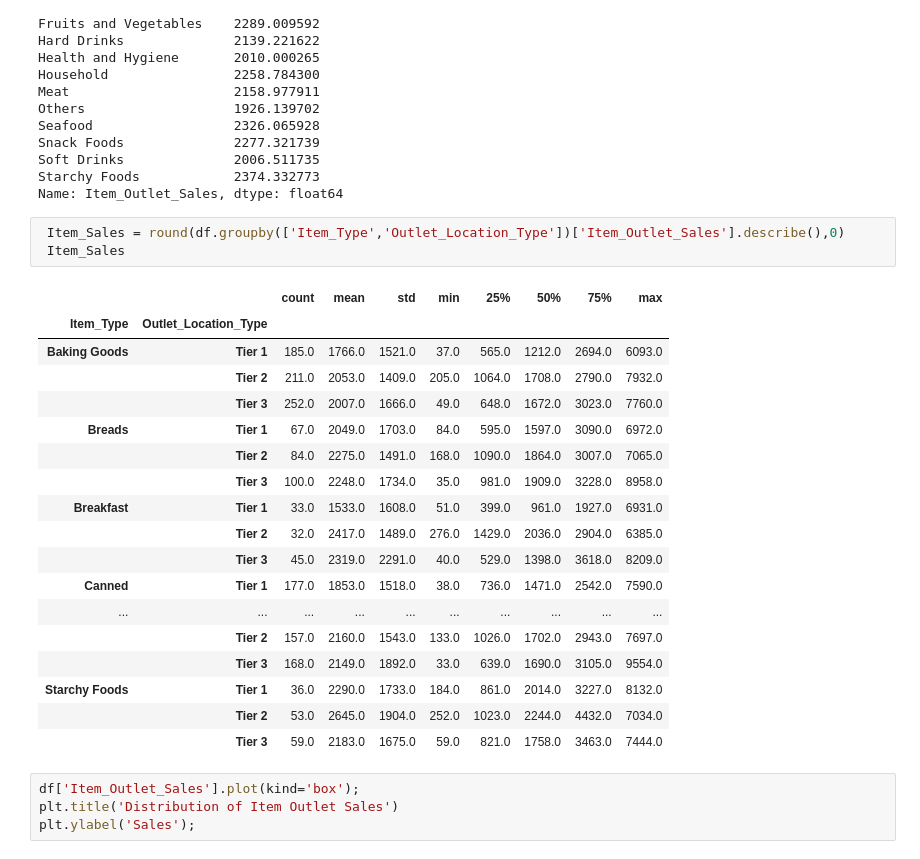
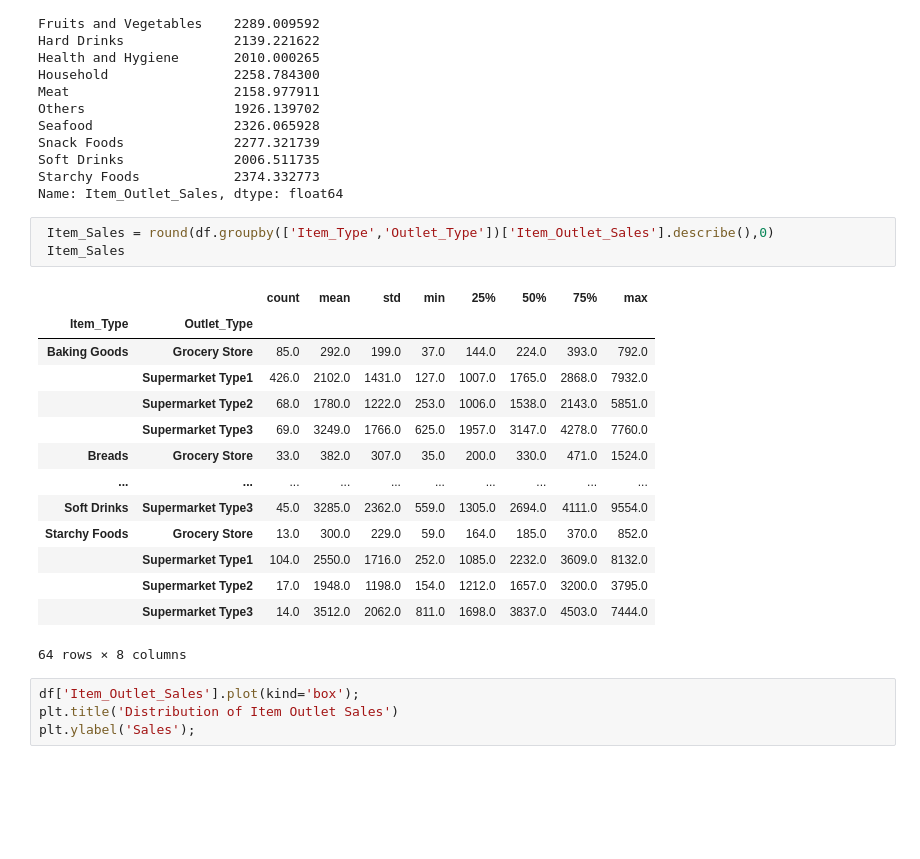
Before and after one commit to burlharlin/sales-predictions, a Jupyter notebook: sales_prediction.ipynb, the cells around one changed output. Saved outputs shown, nothing was run; the diff lists cells and outputs as text; blank space fills up the shorter version.

```diff
--- a/sales_prediction.ipynb
+++ b/sales_prediction.ipynb
@@ -325,27 +325,23 @@ Soft Drinks              2006.511735
 Starchy Foods            2374.332773
 Name: Item_Outlet_Sales, dtype: float64
 # %%
- Item_Sales = round(df.groupby(['Item_Type','Outlet_Location_Type'])['Item_Outlet_Sales'].describe(),0)
+ Item_Sales = round(df.groupby(['Item_Type','Outlet_Type'])['Item_Outlet_Sales'].describe(),0)
  Item_Sales
 # %% [output]
 |  |  | count | mean | std | min | 25% | 50% | 75% | max |
-| Item_Type | Outlet_Location_Type |  |  |  |  |  |  |  |  |
-| Baking Goods | Tier 1 | 185.0 | 1766.0 | 1521.0 | 37.0 | 565.0 | 1212.0 | 2694.0 | 6093.0 |
-|  | Tier 2 | 211.0 | 2053.0 | 1409.0 | 205.0 | 1064.0 | 1708.0 | 2790.0 | 7932.0 |
-|  | Tier 3 | 252.0 | 2007.0 | 1666.0 | 49.0 | 648.0 | 1672.0 | 3023.0 | 7760.0 |
-| Breads | Tier 1 | 67.0 | 2049.0 | 1703.0 | 84.0 | 595.0 | 1597.0 | 3090.0 | 6972.0 |
-|  | Tier 2 | 84.0 | 2275.0 | 1491.0 | 168.0 | 1090.0 | 1864.0 | 3007.0 | 7065.0 |
-|  | Tier 3 | 100.0 | 2248.0 | 1734.0 | 35.0 | 981.0 | 1909.0 | 3228.0 | 8958.0 |
-| Breakfast | Tier 1 | 33.0 | 1533.0 | 1608.0 | 51.0 | 399.0 | 961.0 | 1927.0 | 6931.0 |
-|  | Tier 2 | 32.0 | 2417.0 | 1489.0 | 276.0 | 1429.0 | 2036.0 | 2904.0 | 6385.0 |
-|  | Tier 3 | 45.0 | 2319.0 | 2291.0 | 40.0 | 529.0 | 1398.0 | 3618.0 | 8209.0 |
-| Canned | Tier 1 | 177.0 | 1853.0 | 1518.0 | 38.0 | 736.0 | 1471.0 | 2542.0 | 7590.0 |
+| Item_Type | Outlet_Type |  |  |  |  |  |  |  |  |
+| Baking Goods | Grocery Store | 85.0 | 292.0 | 199.0 | 37.0 | 144.0 | 224.0 | 393.0 | 792.0 |
+|  | Supermarket Type1 | 426.0 | 2102.0 | 1431.0 | 127.0 | 1007.0 | 1765.0 | 2868.0 | 7932.0 |
+|  | Supermarket Type2 | 68.0 | 1780.0 | 1222.0 | 253.0 | 1006.0 | 1538.0 | 2143.0 | 5851.0 |
+|  | Supermarket Type3 | 69.0 | 3249.0 | 1766.0 | 625.0 | 1957.0 | 3147.0 | 4278.0 | 7760.0 |
+| Breads | Grocery Store | 33.0 | 382.0 | 307.0 | 35.0 | 200.0 | 330.0 | 471.0 | 1524.0 |
 | ... | ... | ... | ... | ... | ... | ... | ... | ... | ... |
-|  | Tier 2 | 157.0 | 2160.0 | 1543.0 | 133.0 | 1026.0 | 1702.0 | 2943.0 | 7697.0 |
-|  | Tier 3 | 168.0 | 2149.0 | 1892.0 | 33.0 | 639.0 | 1690.0 | 3105.0 | 9554.0 |
-| Starchy Foods | Tier 1 | 36.0 | 2290.0 | 1733.0 | 184.0 | 861.0 | 2014.0 | 3227.0 | 8132.0 |
-|  | Tier 2 | 53.0 | 2645.0 | 1904.0 | 252.0 | 1023.0 | 2244.0 | 4432.0 | 7034.0 |
-|  | Tier 3 | 59.0 | 2183.0 | 1675.0 | 59.0 | 821.0 | 1758.0 | 3463.0 | 7444.0 |
+| Soft Drinks | Supermarket Type3 | 45.0 | 3285.0 | 2362.0 | 559.0 | 1305.0 | 2694.0 | 4111.0 | 9554.0 |
+| Starchy Foods | Grocery Store | 13.0 | 300.0 | 229.0 | 59.0 | 164.0 | 185.0 | 370.0 | 852.0 |
+|  | Supermarket Type1 | 104.0 | 2550.0 | 1716.0 | 252.0 | 1085.0 | 2232.0 | 3609.0 | 8132.0 |
+|  | Supermarket Type2 | 17.0 | 1948.0 | 1198.0 | 154.0 | 1212.0 | 1657.0 | 3200.0 | 3795.0 |
+|  | Supermarket Type3 | 14.0 | 3512.0 | 2062.0 | 811.0 | 1698.0 | 3837.0 | 4503.0 | 7444.0 |
+64 rows × 8 columns
 # %%
 df['Item_Outlet_Sales'].plot(kind='box');
 plt.title('Distribution of Item Outlet Sales')
```
Also changed, not shown: parts of 9 cells of this notebook.
